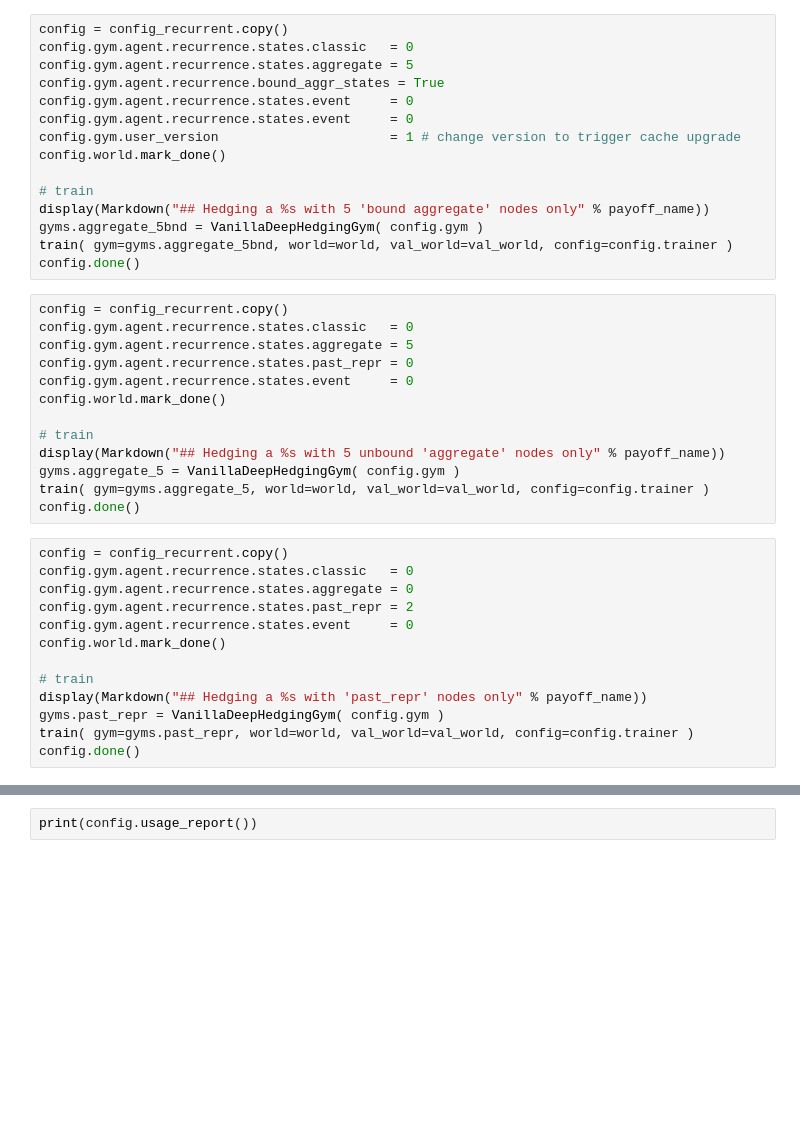
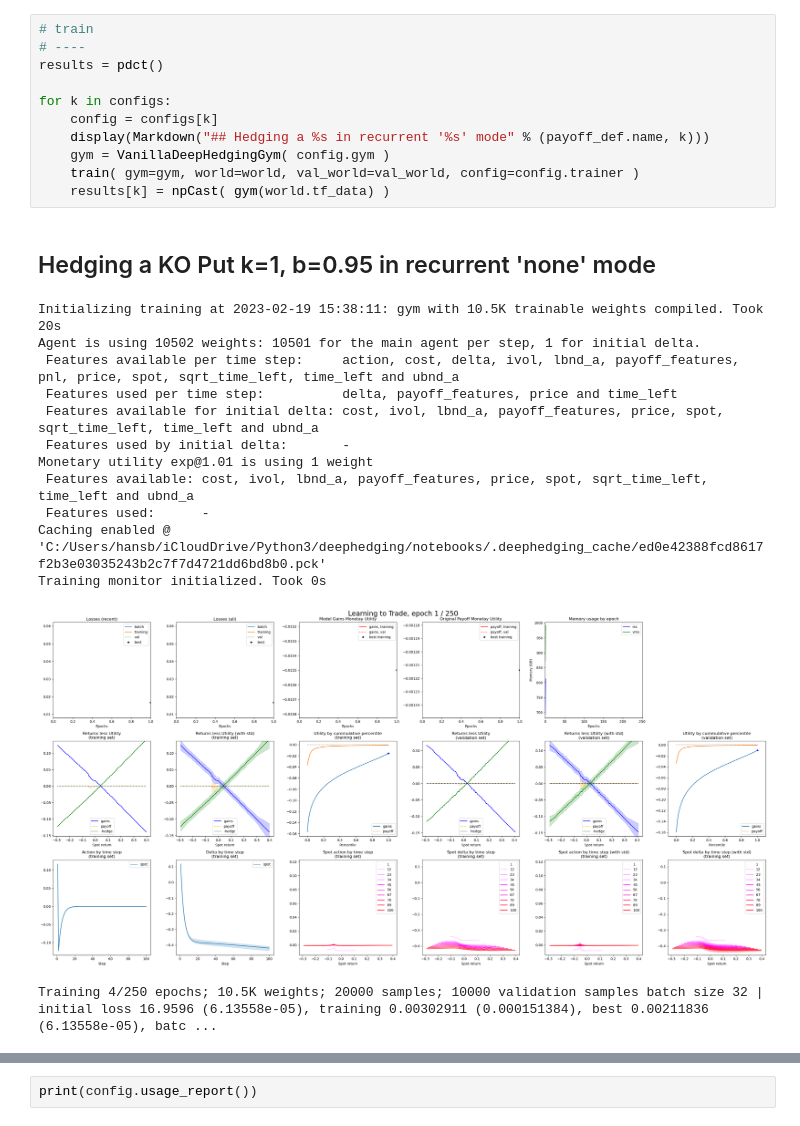
Before and after one commit to hansbuehler/deephedging, a Jupyter notebook: notebooks/trainer-recurrent-barrier.ipynb, the cells around one changed output, grey strips where cells are left out. Cells and saved outputs as stored; diff of their text form; blank space fills up the shorter version.

```diff
--- a/notebooks/trainer-recurrent-barrier.ipynb
+++ b/notebooks/trainer-recurrent-barrier.ipynb
@@ -231,43 +156,28 @@ Training 49/500 epochs; 1910 weights; 20000 samples; 10000 validation samples ba
-# %%
-config = config_recurrent.copy()
-config.gym.agent.recurrence.states.classic   = 0
-config.gym.agent.recurrence.states.aggregate = 5
-config.gym.agent.recurrence.bound_aggr_states = True
-config.gym.agent.recurrence.states.event     = 0
-config.gym.agent.recurrence.states.event     = 0
-config.gym.user_version                      = 1 # change version to trigger cache upgrade
-config.world.mark_done()
-
-# train
-display(Markdown("## Hedging a %s with 5 'bound aggregate' nodes only" % payoff_name))
-gyms.aggregate_5bnd = VanillaDeepHedgingGym( config.gym )
-train( gym=gyms.aggregate_5bnd, world=world, val_world=val_world, config=config.trainer )
-config.done()
-# %%
-config = config_recurrent.copy()
-config.gym.agent.recurrence.states.classic   = 0
-config.gym.agent.recurrence.states.aggregate = 5
-config.gym.agent.recurrence.states.past_repr = 0
-config.gym.agent.recurrence.states.event     = 0
-config.world.mark_done()
-
-# train
-display(Markdown("## Hedging a %s with 5 unbound 'aggregate' nodes only" % payoff_name))
-gyms.aggregate_5 = VanillaDeepHedgingGym( config.gym )
-train( gym=gyms.aggregate_5, world=world, val_world=val_world, config=config.trainer )
-config.done()
-# %%
-config = config_recurrent.copy()
-config.gym.agent.recurrence.states.classic   = 0
-config.gym.agent.recurrence.states.aggregate = 0
-config.gym.agent.recurrence.states.past_repr = 2
-config.gym.agent.recurrence.states.event     = 0
-config.world.mark_done()
-
-# train
-display(Markdown("## Hedging a %s with 'past_repr' nodes only" % payoff_name))
-gyms.past_repr = VanillaDeepHedgingGym( config.gym )
-train( gym=gyms.past_repr, world=world, val_world=val_world, config=config.trainer )
-config.done()
+# %%
+# train
+# ----
+results = pdct()
+
+for k in configs:
+    config = configs[k]
+    display(Markdown("## Hedging a %s in recurrent '%s' mode" % (payoff_def.name, k)))
+    gym = VanillaDeepHedgingGym( config.gym )
+    train( gym=gym, world=world, val_world=val_world, config=config.trainer )
+    results[k] = npCast( gym(world.tf_data) )
+# %% [output]
+## Hedging a KO Put k=1, b=0.95 in recurrent 'none' mode
+Initializing training at 2023-02-19 15:38:11: gym with 10.5K trainable weights compiled. Took 20s
+Agent is using 10502 weights: 10501 for the main agent per step, 1 for initial delta.
+ Features available per time step:     action, cost, delta, ivol, lbnd_a, payoff_features, pnl, price, spot, sqrt_time_left, time_left and ubnd_a
+ Features used per time step:          delta, payoff_features, price and time_left
+ Features available for initial delta: cost, ivol, lbnd_a, payoff_features, price, spot, sqrt_time_left, time_left and ubnd_a
+ Features used by initial delta:       -
+Monetary utility exp@1.01 is using 1 weight
+ Features available: cost, ivol, lbnd_a, payoff_features, price, spot, sqrt_time_left, time_left and ubnd_a
+ Features used:      -
+Caching enabled @ 'C:/Users/hansb/iCloudDrive/Python3/deephedging/notebooks/.deephedging_cache/ed0e42388fcd8617f2b3e03035243b2c7f7d4721dd6bd8b0.pck'
+Training monitor initialized. Took 0s
+[figure, added]
+Training 4/250 epochs; 10.5K weights; 20000 samples; 10000 validation samples batch size 32 | initial loss 16.9596 (6.13558e-05), training 0.00302911 (0.000151384), best 0.00211836 (6.13558e-05), batc ...
 # %%
 from deephedging.base import npCast, mean_bins
```
Also changed, not shown: parts of 8 cells of this notebook, 5 other files.
